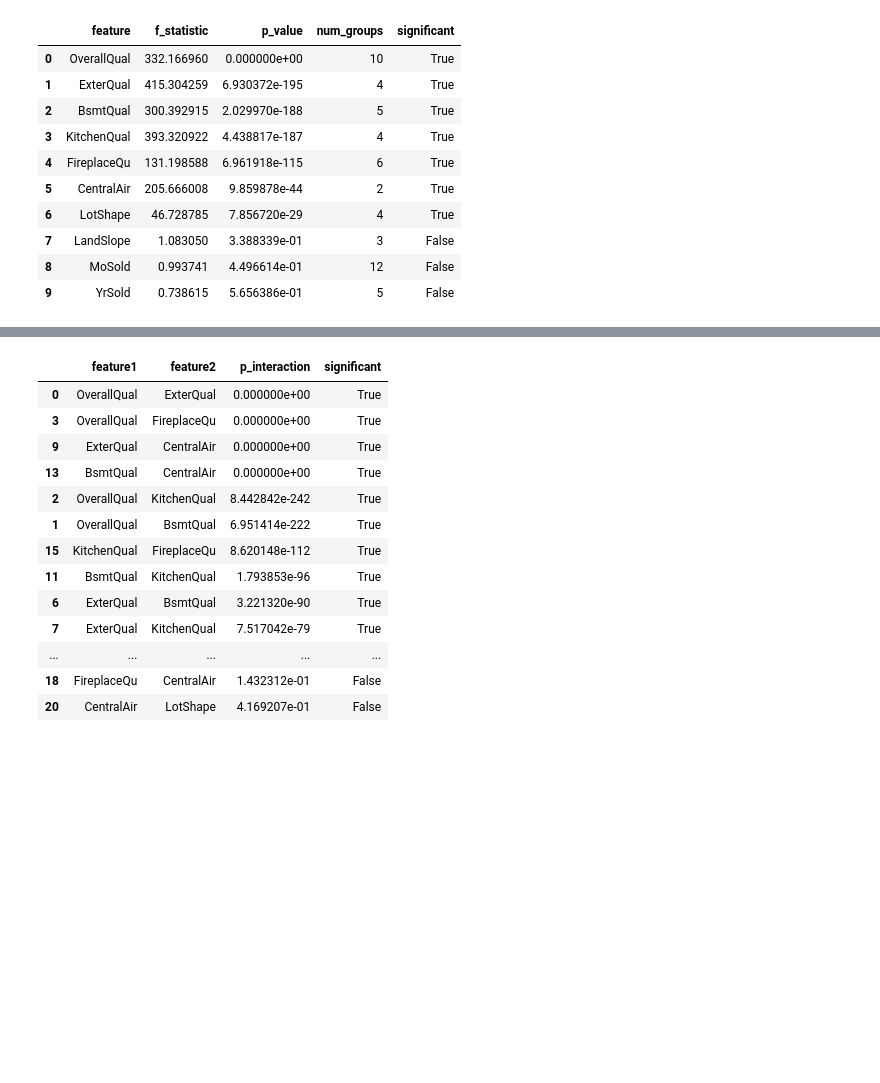
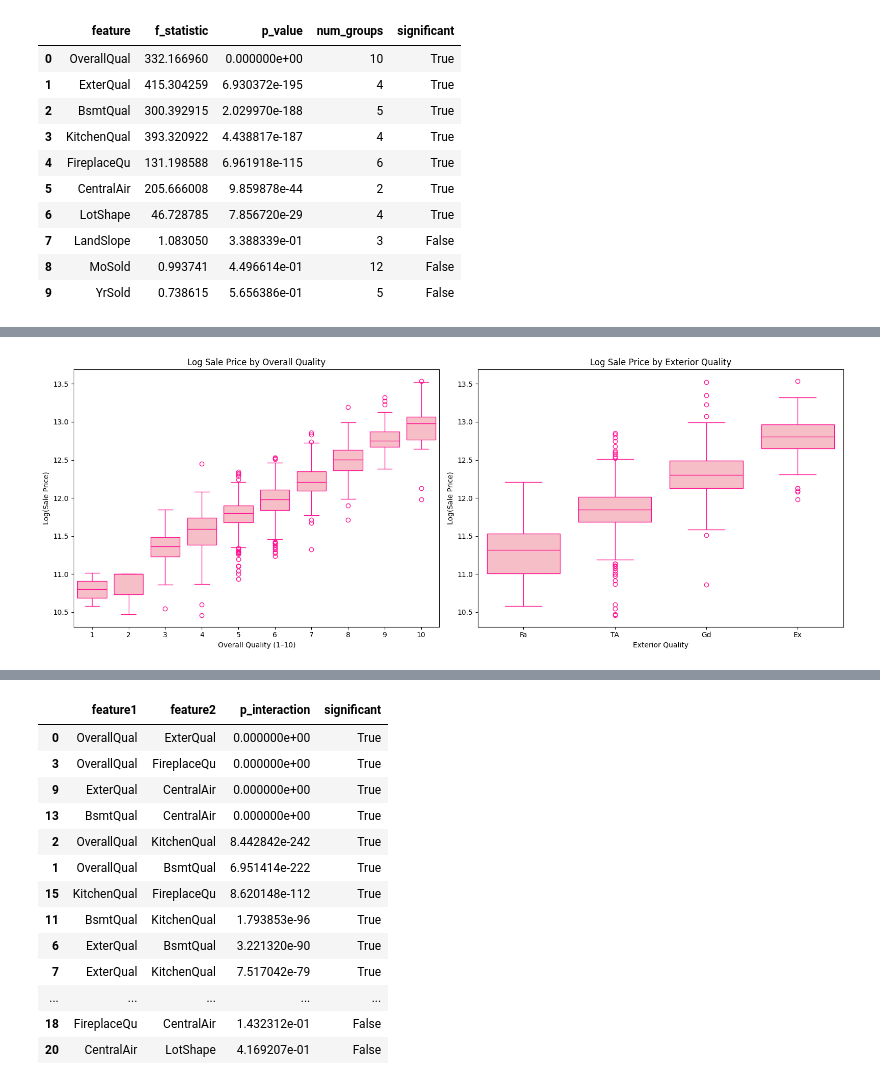
Before and after one commit to em-cd/cstats-project, a Jupyter notebook: project_STUDENTID.ipynb, the cells around one changed output, grey strips where cells are left out. Cells and saved outputs as stored; diff of their text form; code cells hidden in the pictures; blank space fills up the shorter version.

Commit message:
Add plots, tidy up ANOVA section and add summary

```diff
--- a/project_STUDENTID.ipynb
+++ b/project_STUDENTID.ipynb
@@ -566,9 +562,9 @@ Use ANOVA to determine which of the following **10 features** have a statistical
 4. Use **Tukey HSD** post-hoc tests where appropriate
 5. Summarize: which features and interactions are significant?
 # %%
-features = ["OverallQual", "ExterQual", "BsmtQual", "KitchenQual", "FireplaceQu", "CentralAir", "LotShape", "LandSlope", "MoSold", "YrSold"]
+features_for_anova = ["OverallQual", "ExterQual", "BsmtQual", "KitchenQual", "FireplaceQu", "CentralAir", "LotShape", "LandSlope", "MoSold", "YrSold"]
 
-df_for_anova = df[features + ["LogSalePrice"]].copy()
+df_for_anova = df[features_for_anova + ["LogSalePrice"]].copy()
 df_for_anova.head()
 # %% [output]
 |  | OverallQual | ExterQual | BsmtQual | KitchenQual | FireplaceQu | CentralAir | LotShape | LandSlope | MoSold | ... |
@@ -578,10 +574,10 @@ df_for_anova.head()
 | 3 | 7 | TA | TA | Gd | Gd | Y | IR1 | Gtl | 2 | ... |
 | 4 | 8 | Gd | Gd | Gd | TA | Y | IR1 | Gtl | 12 | ... |
 # %%
-# Run one-way ANOVA on selected features
+# 2.1 Run one-way ANOVA on selected features
 anova1_results = []
 
-for feature in features:
+for feature in features_for_anova:
   groups = [group["LogSalePrice"].values for name, group in df_for_anova.groupby(feature)]
   f_stat, p_value = stats.f_oneway(*groups)
 
@@ -633,0 +607,86 @@ plt.show()
+# %%
+# 2.2 Show which features are significant according to one-way ANOVA
+significant_features = anova1_df[anova1_df["significant"]]["feature"].tolist()
+print(f"Significant features: {significant_features}")
+
+fig, axes = plt.subplots(1, 2, figsize=(16, 6))
+
+# Plot 1: Overall Quality
+sns.boxplot(
+    data=df_for_anova,
+    x="OverallQual",
+    y="LogSalePrice",
+    color=pink_light,
+    linecolor=pink_dark,
+    ax=axes[0]
+)
+
+axes[0].set_title("Log Sale Price by Overall Quality")
+axes[0].set_xlabel("Overall Quality (1–10)")
+axes[0].set_ylabel("Log(Sale Price)")
+
+# Plot 2: Exterior Quality
+quality_order = ["None", "Po", "Fa", "TA", "Gd", "Ex"]
+
+existing_order = [
+    q for q in quality_order
+    if q in df_for_anova["ExterQual"].dropna().unique()
+]
+
+sns.boxplot(
+    data=df_for_anova,
+    x="ExterQual",
+    y="LogSalePrice",
+    color=pink_light,
+    linecolor=pink_dark,
+    ax=axes[1],
+    order=existing_order
+)
+
+axes[1].set_title("Log Sale Price by Exterior Quality")
+axes[1].set_xlabel("Exterior Quality")
+axes[1].set_ylabel("Log(Sale Price)")
+
+plt.tight_layout()
+plt.show()
+
+
+fig, axes = plt.subplots(1, 2, figsize=(16, 6))
+
+# Plot 3: Lot Shape
+sns.boxplot(
+    data=df_for_anova,
+    x="LotShape",
+    y="LogSalePrice",
+    color=pink_light,
+    linecolor=pink_dark,
+    ax=axes[0]
+)
+
+axes[0].set_title("Log Sale Price by LotShape")
+axes[0].set_xlabel("LotShape")
+axes[0].set_ylabel("Log(Sale Price)")
+
+# Plot 4: Basement Quality
+existing_order = [
+    q for q in quality_order
+    if q in df_for_anova["BsmtQual"].dropna().unique()
+]
+
+sns.boxplot(
+    data=df_for_anova,
+    x="BsmtQual",
+    y="LogSalePrice",
+    color=pink_light,
+    linecolor=pink_dark,
+    ax=axes[1],
+    order=existing_order
+)
+
+axes[1].set_title("Log Sale Price by Basement Quality")
+axes[1].set_xlabel("Basement Quality")
+axes[1].set_ylabel("Log(Sale Price)")
+
+plt.tight_layout()
+plt.show()
+# %% [output]
@@ -633,0 +694 @@ plt.show()
+[figure, added]
```
Also changed, not shown: parts of 14 cells of this notebook.
